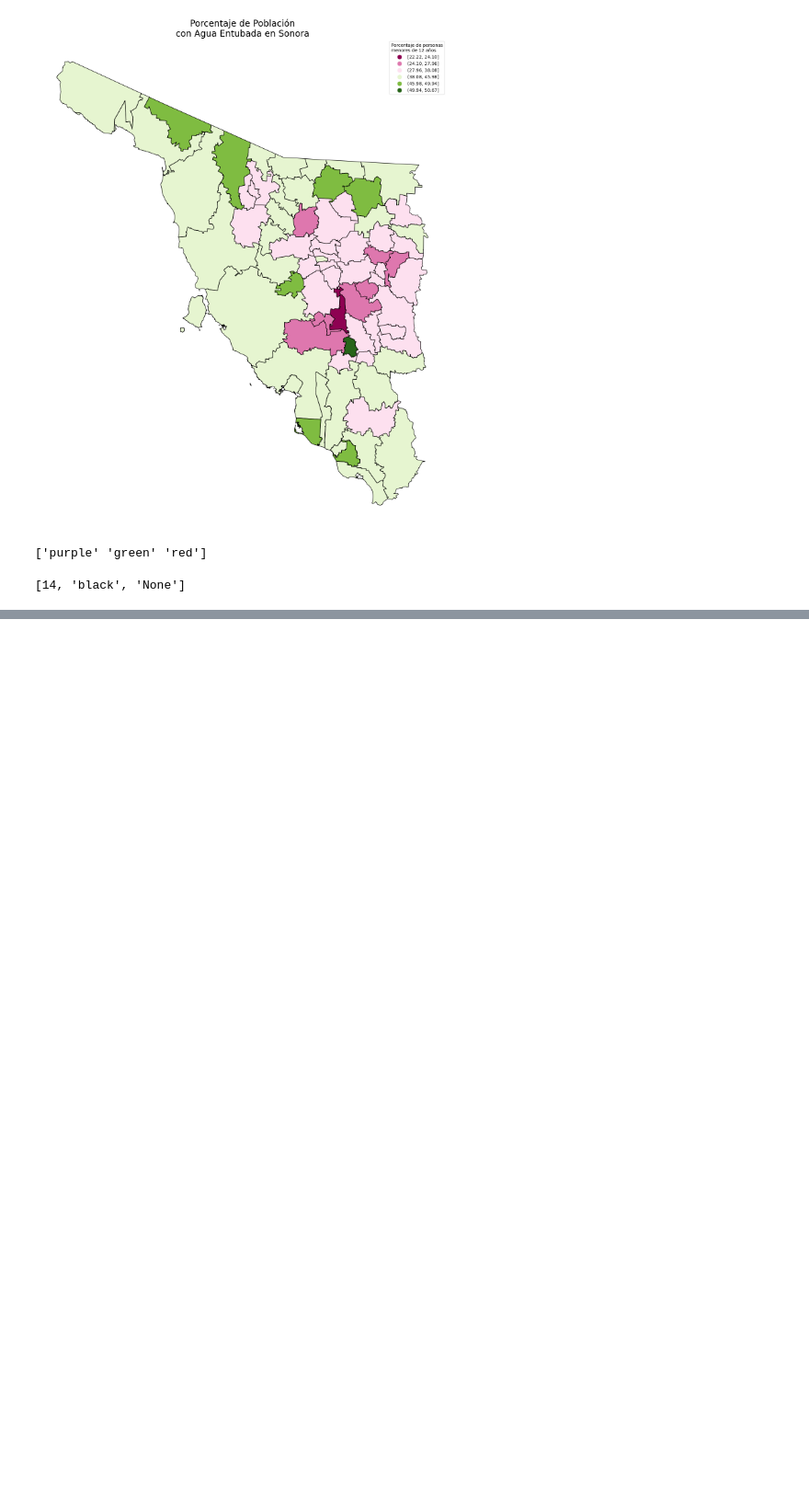
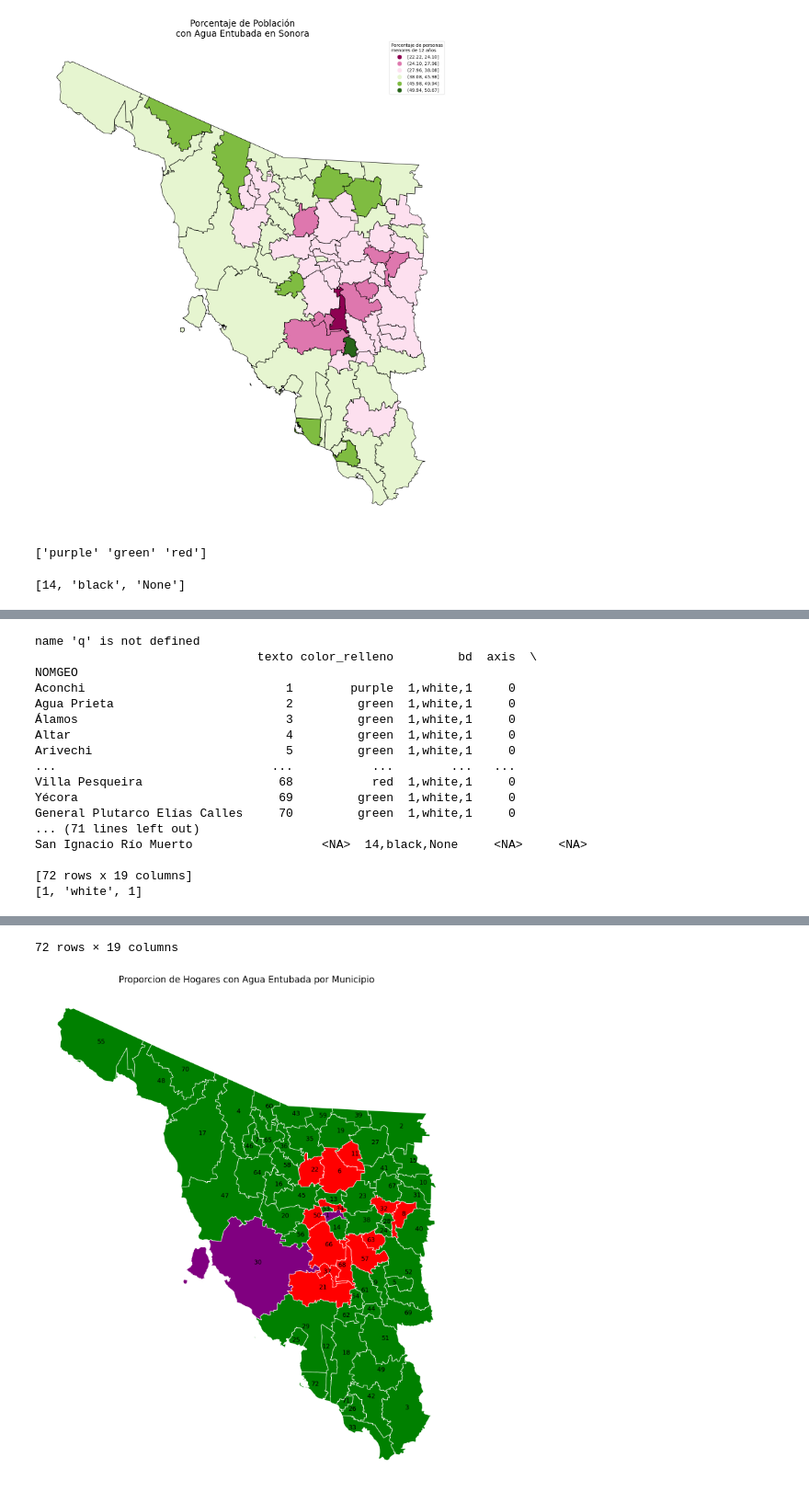
Before and after one commit to Dust1920/mapper, a Jupyter notebook: p1.ipynb, the cells around one changed output, grey strips where cells are left out. Shown at 92% size. Saved outputs shown, nothing was run; the diff lists cells and outputs as text; code cells hidden in the pictures; blank space fills up the shorter version.

Commit message:
legend_f

```diff
--- a/p1.ipynb
+++ b/p1.ipynb
@@ -183,3 +268,26 @@ purple Extras
 green Mayor del 30%
 red Menor del 30%
 [figure]
+# %%
+template12.loc['Aconchi',['legend_x','legend_y']] = [1.3, 2]
+fig1, ax1 = plt.subplots(figsize = (20,20))
+addon.read_template(sonora2, template12, ax1)
+template12
+# %% [output]
+name 'q' is not defined
+                               texto color_relleno         bd  axis  \
+NOMGEO
+Aconchi                            1        purple  1,white,1     0
+Agua Prieta                        2         green  1,white,1     0
+Álamos                             3         green  1,white,1     0
+Altar                              4         green  1,white,1     0
+Arivechi                           5         green  1,white,1     0
+...                              ...           ...        ...   ...
+Villa Pesqueira                   68           red  1,white,1     0
+Yécora                            69         green  1,white,1     0
+General Plutarco Elías Calles     70         green  1,white,1     0
+... (71 lines left out)
+San Ignacio Río Muerto                  <NA>  14,black,None     <NA>     <NA>
+
+[72 rows x 19 columns]
+[1, 'white', 1]
@@ -185,0 +307,2 @@ red Menor del 30%
+72 rows × 19 columns
+[figure, added]
```
Also changed, not shown: parts of 7 cells of this notebook, 1 other file.
